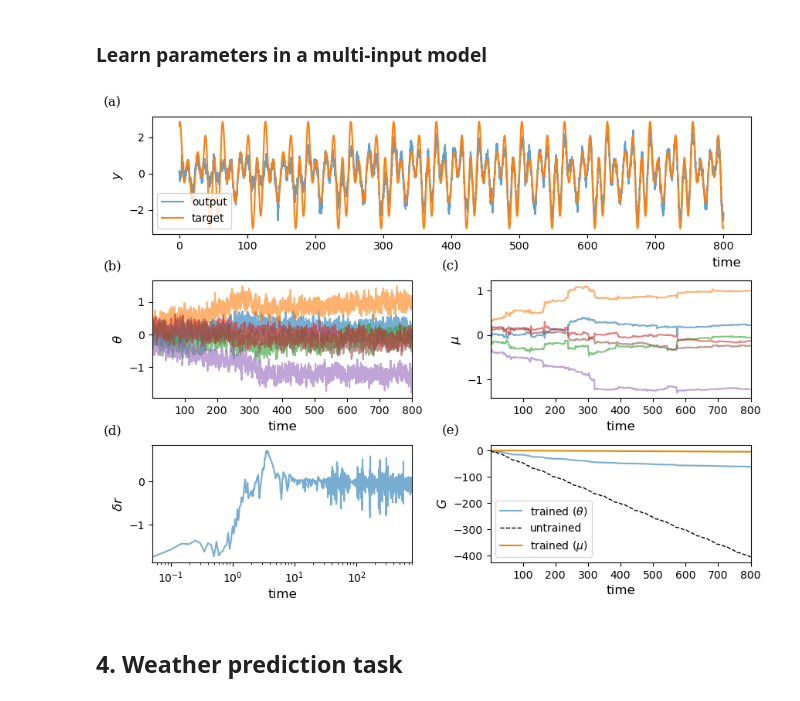
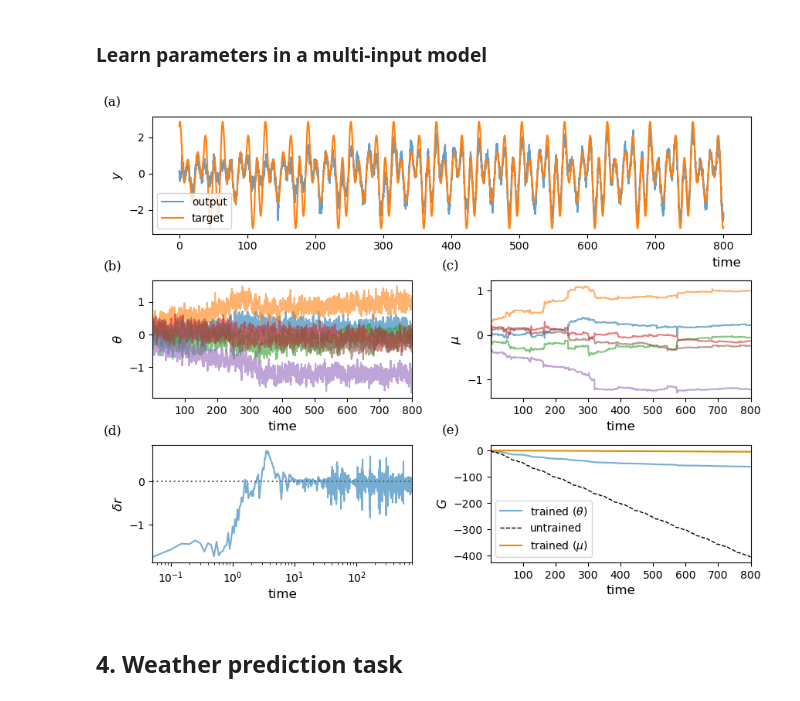
Before and after one commit to jesusgf96/OUA, a Jupyter notebook: OUA_reproducibility_notebook.ipynb, the cells around one changed output. Cells and saved outputs as stored; diff of their text form; code cells hidden in the pictures.

```diff
--- a/OUA_reproducibility_notebook.ipynb
+++ b/OUA_reproducibility_notebook.ipynb
@@ -813,6 +815,7 @@ ax2.text(0.0, 1.0, '(c)', transform=(
 
 # Plot reward differential
 ax3 = fig.add_subplot(grid[2, 0])
+ax3.axhline(y=0, color='black', linestyle='dotted', alpha=alpha_level)
 reward_differential = jax.vmap(lambda t, theta: reward_fun(control_fun(t), theta, t))(ts, ys[:, 1:(num_inputs + 1)]) - ys[:, 0]
 ax3.semilogx(ts, reward_differential, lw=1.5, label=r'$\delta r$', alpha=alpha_level)
 ax3.set_xlabel('time', rotation=0, fontsize=12)
@@ -823,34 +826,34 @@ ax3.text(0.0, 1.0, '(d)', transform=(
     fontsize='large', va='bottom', fontfamily='serif')
 
 
 # Plot cumulative reward
 ax4 = fig.add_subplot(grid[2, 1])
 ax4.plot(ts, ys[:, -1], lw=1.5, alpha=alpha_level, label=r"trained ($\theta$)")
 ax4.set_xlim(ts[0], ts[-1])
 
 # Compute gain without learning
 ts, ys0 = diffusive_learning(control_fun, reward_fun, y0, t0=0, t1=t1, epsilon=0, lambd=0.0, sigma=0.0, eta=0.0, key=jr.PRNGKey(1))
 ax4.plot(ts, ys0[:, -1], 'k--', lw=1, label='untrained')
 ax4.text(0.0, 1.0, '(e)', transform=(
     ax4.transAxes + ScaledTranslation(-45/72, +7/72, fig.dpi_scale_trans)),
     fontsize='large', va='bottom', fontfamily='serif')
 
 # Use the mean value (mu) for the parameters (theta)
 rbar0 = 1.0
 theta0 = ys[-1, (num_inputs + 1):(2 * num_inputs + 1)]  # Final mu parameters
 mu0 = theta0
 y0 = jnp.hstack([rbar0, theta0, mu0, 0.0])
 ts, ysf = diffusive_learning(control_fun, reward_fun, y0, t0=0, t1=t1, epsilon=0, lambd=0.0, sigma=0.0, eta=0.0, key=jr.PRNGKey(1))
 ax4.plot(ts, ysf[:, -1], '-', lw=1.5, color=qcmap[1], label=r"trained ($\mu$)")
 
 # Set final labels and save plot
 ax4.set_ylabel(r"$G$", fontsize=12)
 ax4.set_xlabel('time', rotation=0, fontsize=12)
 ax4.legend()
 plt.tight_layout()
 plt.savefig(media + 'multivariate_input.pdf', format='pdf')
 # %% [output]
-[figure, old version]
+[figure, new version]
 # %% [markdown]
 ## 4. Weather prediction task
 # %% [markdown]
```
Also changed, not shown: parts of 3 cells of this notebook.
